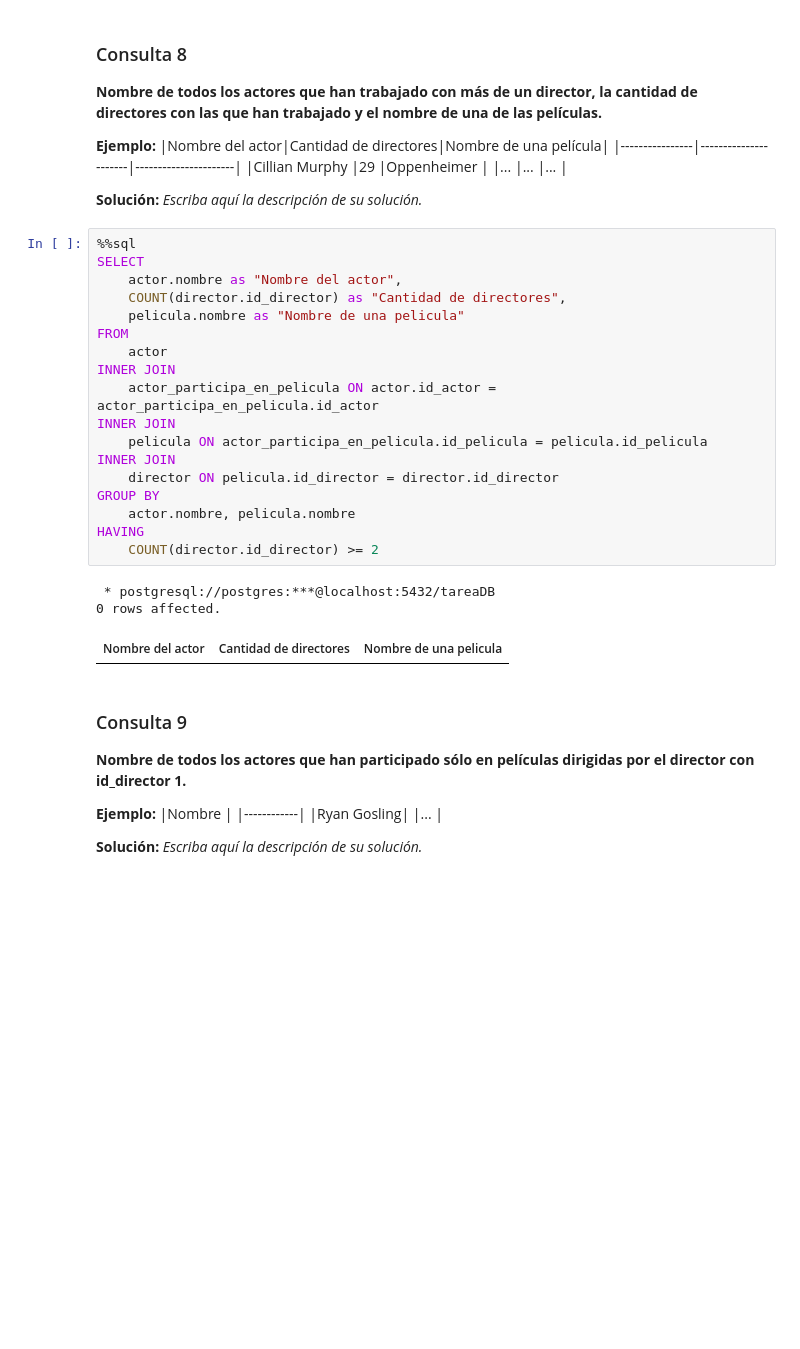
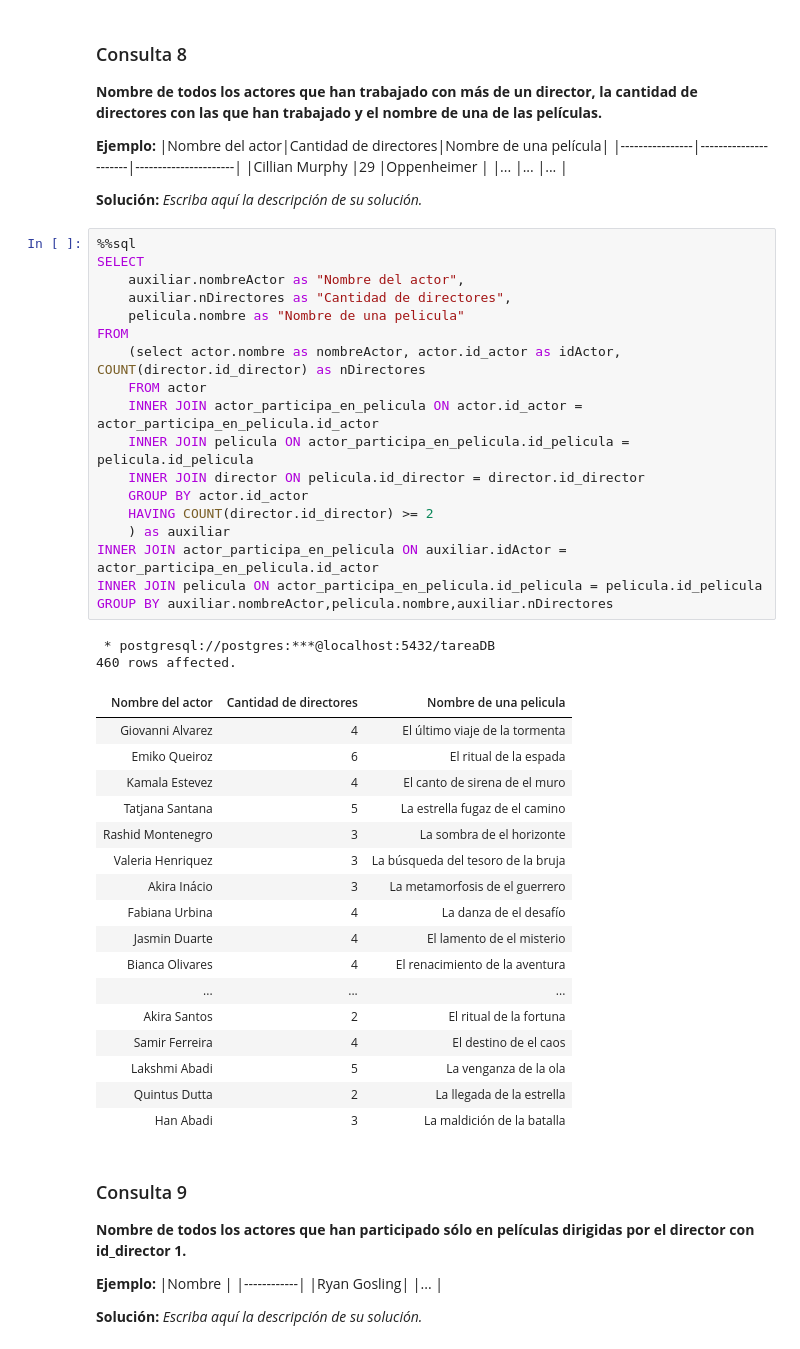
Before and after one commit to daniaao26/Tarea-1-db, a Jupyter notebook: Tarea_1.ipynb, the cells around one changed output. Saved outputs shown, nothing was run; the diff lists cells and outputs as text; blank space fills up the shorter version.

Commit message:
Update Tarea_1.ipynb
Corrección consulta 8, antes al contar los directores era incapaz de contar más de dos por la agrupación pelicula el error fue corregido con una subConsulta

```diff
--- a/Tarea_1.ipynb
+++ b/Tarea_1.ipynb
@@ -591,25 +576,41 @@ RIGHT JOIN premio_mejor_pelicula on pelicula.id_pelicula = premio_mejor_pelicula
 # %%
 %%sql
 SELECT
-    actor.nombre as "Nombre del actor",
-    COUNT(director.id_director) as "Cantidad de directores",
+    auxiliar.nombreActor as "Nombre del actor",
+    auxiliar.nDirectores as "Cantidad de directores",
     pelicula.nombre as "Nombre de una pelicula"
 FROM
-    actor
-INNER JOIN
-    actor_participa_en_pelicula ON actor.id_actor = actor_participa_en_pelicula.id_actor
-INNER JOIN
-    pelicula ON actor_participa_en_pelicula.id_pelicula = pelicula.id_pelicula
-INNER JOIN
-    director ON pelicula.id_director = director.id_director
-GROUP BY
-    actor.nombre, pelicula.nombre
-HAVING
-    COUNT(director.id_director) >= 2
+    (select actor.nombre as nombreActor, actor.id_actor as idActor, COUNT(director.id_director) as nDirectores
+    FROM actor
+    INNER JOIN actor_participa_en_pelicula ON actor.id_actor = actor_participa_en_pelicula.id_actor
+    INNER JOIN pelicula ON actor_participa_en_pelicula.id_pelicula = pelicula.id_pelicula
+    INNER JOIN director ON pelicula.id_director = director.id_director
+    GROUP BY actor.id_actor
+    HAVING COUNT(director.id_director) >= 2
+    ) as auxiliar
+INNER JOIN actor_participa_en_pelicula ON auxiliar.idActor = actor_participa_en_pelicula.id_actor
+INNER JOIN pelicula ON actor_participa_en_pelicula.id_pelicula = pelicula.id_pelicula
+GROUP BY auxiliar.nombreActor,pelicula.nombre,auxiliar.nDirectores
 # %% [output]
  * postgresql://postgres:***@localhost:5432/tareaDB
-0 rows affected.
+460 rows affected.
 | Nombre del actor | Cantidad de directores | Nombre de una pelicula |
+| Giovanni Alvarez | 4 | El último viaje de la tormenta |
+| Emiko Queiroz | 6 | El ritual de la espada |
+| Kamala Estevez | 4 | El canto de sirena de el muro |
+| Tatjana Santana | 5 | La estrella fugaz de el camino |
+| Rashid Montenegro | 3 | La sombra de el horizonte |
+| Valeria Henriquez | 3 | La búsqueda del tesoro de la bruja |
+| Akira Inácio | 3 | La metamorfosis de el guerrero |
+| Fabiana Urbina | 4 | La danza de el desafío |
+| Jasmin Duarte | 4 | El lamento de el misterio |
+| Bianca Olivares | 4 | El renacimiento de la aventura |
+| ... | ... | ... |
+| Akira Santos | 2 | El ritual de la fortuna |
+| Samir Ferreira | 4 | El destino de el caos |
+| Lakshmi Abadi | 5 | La venganza de la ola |
+| Quintus Dutta | 2 | La llegada de la estrella |
+| Han Abadi | 3 | La maldición de la batalla |
 # %% [markdown]
 ### Consulta 9
 
```
Also changed, not shown: parts of 1 cell of this notebook.
